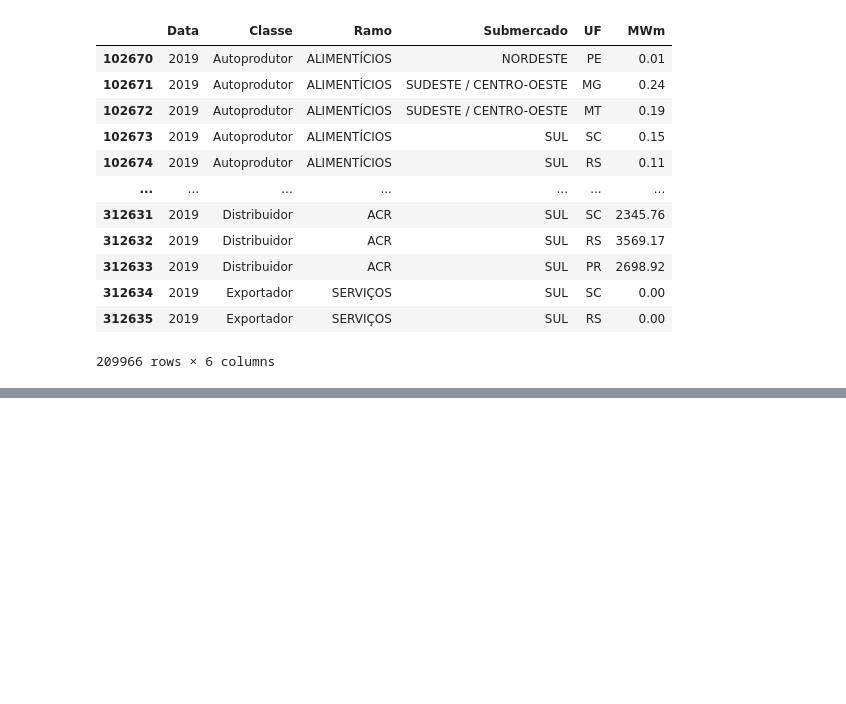
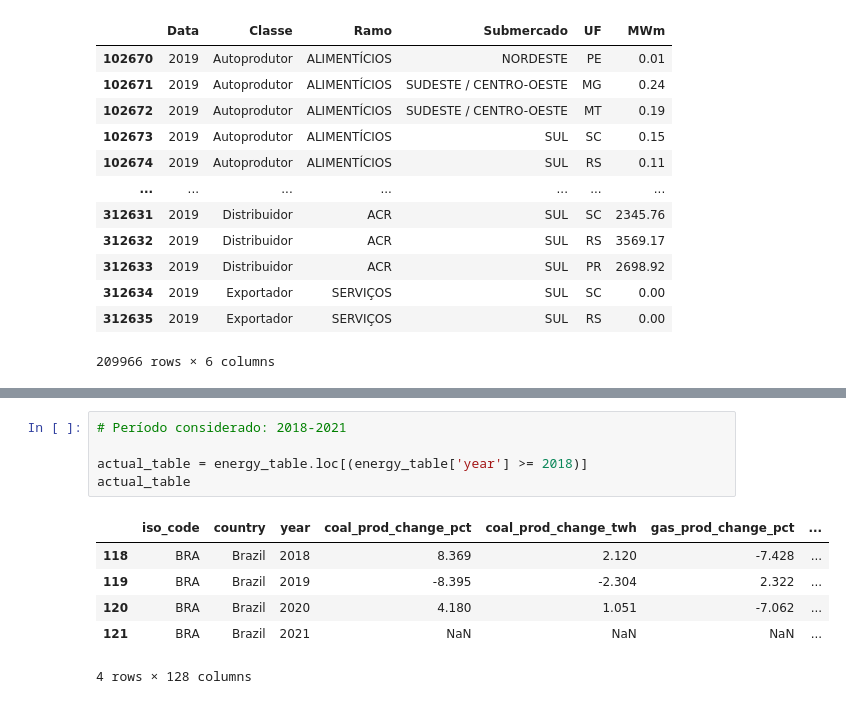
Before and after one commit to freireoliveira/tecnicas_1, a Jupyter notebook: Projeto_Tecnicas_Program1.ipynb, the cells around one changed output, grey strips where cells are left out. Cells and saved outputs as stored; diff of their text form; blank space fills up the shorter version.

```diff
--- a/Projeto_Tecnicas_Program1.ipynb
+++ b/Projeto_Tecnicas_Program1.ipynb
@@ -246,0 +248,12 @@ fig.show()
+# %%
+# Período considerado: 2018-2021
+
+actual_table = energy_table.loc[(energy_table['year'] >= 2018)]
+actual_table
+# %% [output]
+|  | iso_code | country | year | coal_prod_change_pct | coal_prod_change_twh | gas_prod_change_pct | ... |
+| 118 | BRA | Brazil | 2018 | 8.369 | 2.120 | -7.428 | ... |
+| 119 | BRA | Brazil | 2019 | -8.395 | -2.304 | 2.322 | ... |
+| 120 | BRA | Brazil | 2020 | 4.180 | 1.051 | -7.062 | ... |
+| 121 | BRA | Brazil | 2021 | NaN | NaN | NaN | ... |
+4 rows × 128 columns
```
Also changed, not shown: parts of 19 cells of this notebook.
